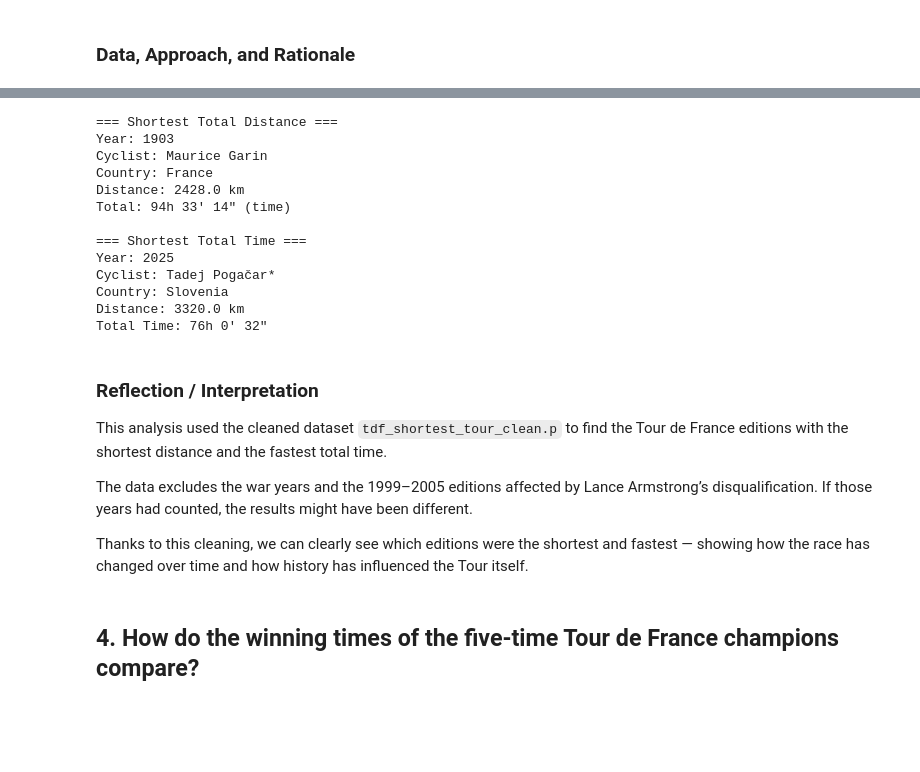
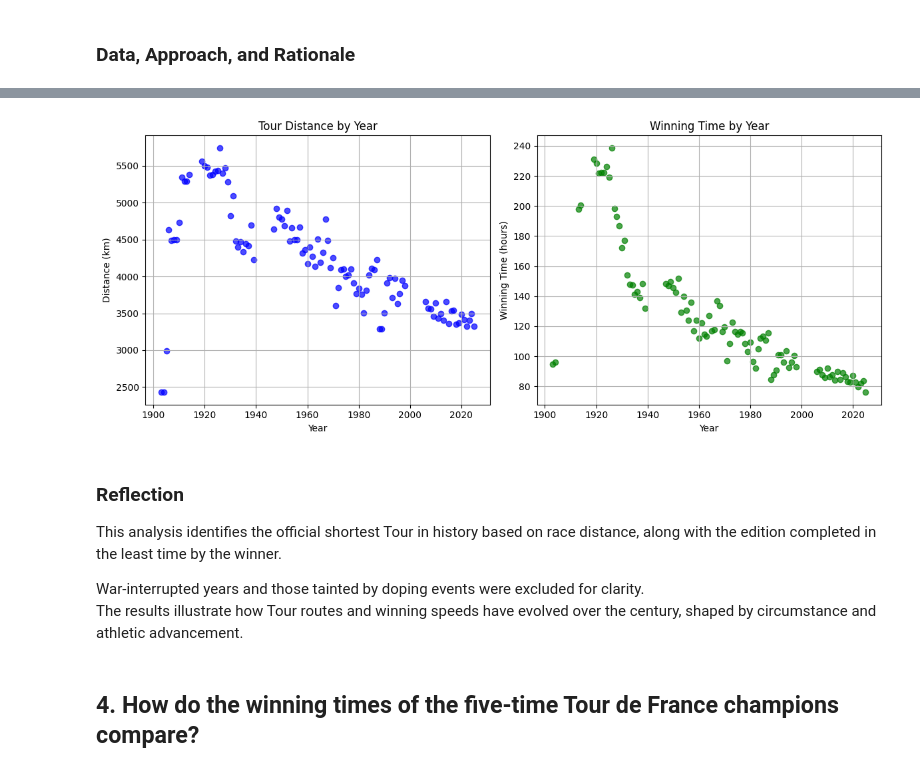
Before and after one commit to J41r0Ps/Project_DataScience_2025-2026, a Jupyter notebook: 02_analysis.ipynb, the cells around one changed output, grey strips where cells are left out. Drawn from its saved outputs; the diff is of its cells as text; code cells hidden in the pictures; blank space fills up the shorter version.

```diff
--- a/02_analysis.ipynb
+++ b/02_analysis.ipynb
@@ -163,49 +176,54 @@ For points-based years, we will indicate them and skip those rows for time compa
 # %%
 import pickle
+import matplotlib.pyplot as plt
 
+# Load cleaned Tour data from pickle file
 with open('data/tdf_shortest_tour_clean.p', 'rb') as f:
     tours = pickle.load(f)
 
-time_tours = [t for t in tours if t['time_info']['type'] == 'time']
+# Extract years, distances, and winning times (only time types)
+years = []
+distances = []
+winning_hours = []
 
-shortest_distance = min(tours, key=lambda x: x['distance_km'])
-shortest_time = min(time_tours, key=lambda x: x['time_info']['hours_total'])
+for t in tours:
+    years.append(int(t['year']))
+    distances.append(t['distance_km'])
+    if t['time_info']['type'] == "time":
+        winning_hours.append(t['time_info']['hours_total'])
+    else:
+        winning_hours.append(None)  # Skip points or unknown types for time plot
 
-print("=== Shortest Total Distance ===")
-print(f"Year: {shortest_distance['year']}")
-print(f"Cyclist: {shortest_distance['cyclist']}")
-print(f"Country: {shortest_distance['country']}")
-print(f"Distance: {shortest_distance['distance_km']} km")
-print(f"Total: {shortest_distance['time_info']['formatted']} ({shortest_distance['time_info']['type']})")
+# Scatter plot for Distance by Year
+plt.figure(figsize=(12, 5))
+plt.subplot(1, 2, 1)
+plt.scatter(years, distances, color='blue', alpha=0.7)
+plt.title('Tour Distance by Year')
+plt.xlabel('Year')
+plt.ylabel('Distance (km)')
+plt.grid(True)
 
-print("\n=== Shortest Total Time ===")
-print(f"Year: {shortest_time['year']}")
-print(f"Cyclist: {shortest_time['cyclist']}")
-print(f"Country: {shortest_time['country']}")
-print(f"Distance: {shortest_time['distance_km']} km")
-print(f"Total Time: {shortest_time['time_info']['formatted']}")
+# Scatter plot for Winning Time by Year (only valid times)
+plt.subplot(1, 2, 2)
+plt.scatter([y for y, wh in zip(years, winning_hours) if wh is not None],
+            [wh for wh in winning_hours if wh is not None],
+            color='green', alpha=0.7)
+plt.title('Winning Time by Year')
+plt.xlabel('Year')
+plt.ylabel('Winning Time (hours)')
+plt.grid(True)
+
+plt.tight_layout()
+plt.show()
 # %% [output]
-=== Shortest Total Distance ===
-Year: 1903
-Cyclist: Maurice Garin
-Country: France
-Distance: 2428.0 km
-Total: 94h 33′ 14″ (time)
-
-=== Shortest Total Time ===
-Year: 2025
-Cyclist: Tadej Pogačar*
-Country: Slovenia
-Distance: 3320.0 km
-Total Time: 76h 0′ 32″
+[figure, added]
 # %% [markdown]
-### Reflection / Interpretation
+### Reflection
 
-This analysis used the cleaned dataset `tdf_shortest_tour_clean.p` to find the Tour de France editions with the shortest distance and the fastest total time.
+This analysis identifies the official shortest Tour in history based on race distance, along with the edition completed in the least time by the winner.
 
-The data excludes the war years and the 1999–2005 editions affected by Lance Armstrong’s disqualification. If those years had counted, the results might have been different.
-
-Thanks to this cleaning, we can clearly see which editions were the shortest and fastest — showing how the race has changed over time and how history has influenced the Tour itself.
+War-interrupted years and those tainted by doping events were excluded for clarity.
+The results illustrate how Tour routes and winning speeds have evolved over the century, shaped by circumstance and athletic advancement.
 # %% [markdown]
 ## 4. How do the winning times of the five-time Tour de France champions compare?
 # %% [markdown]
```
Also changed, not shown: parts of 7 cells of this notebook, 2 other files.
